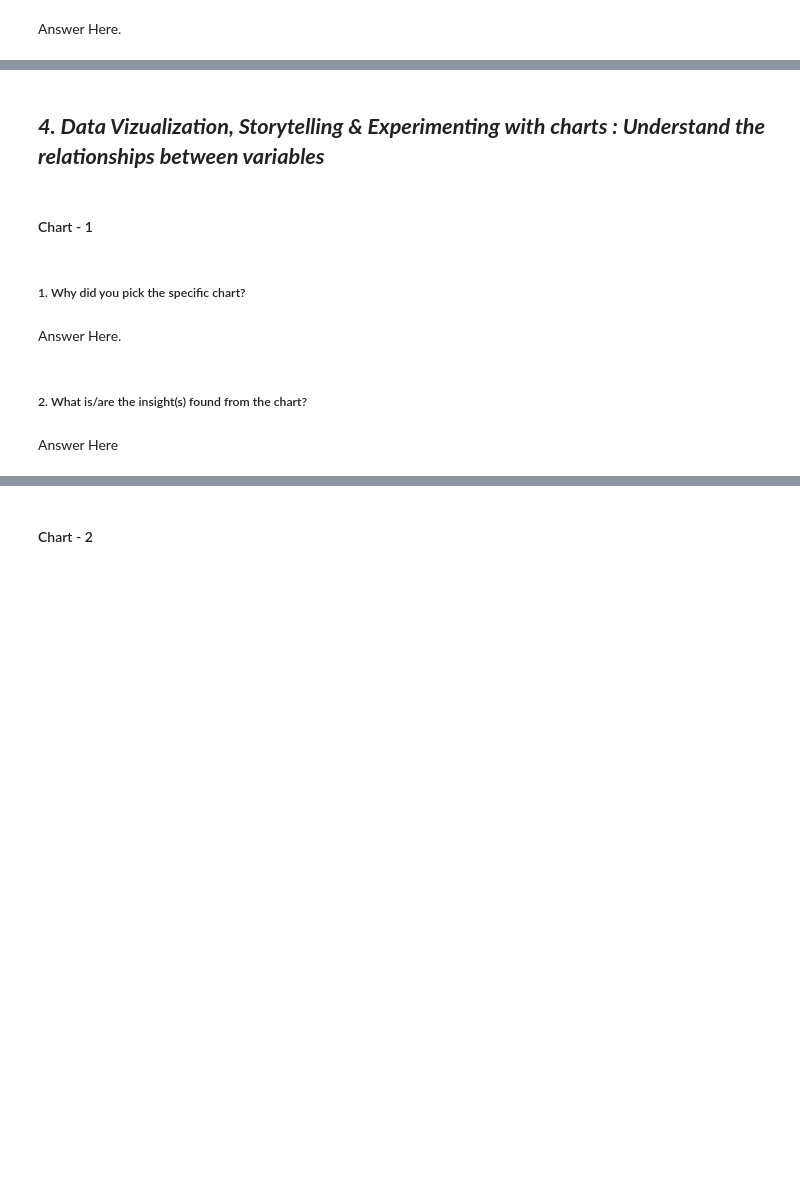
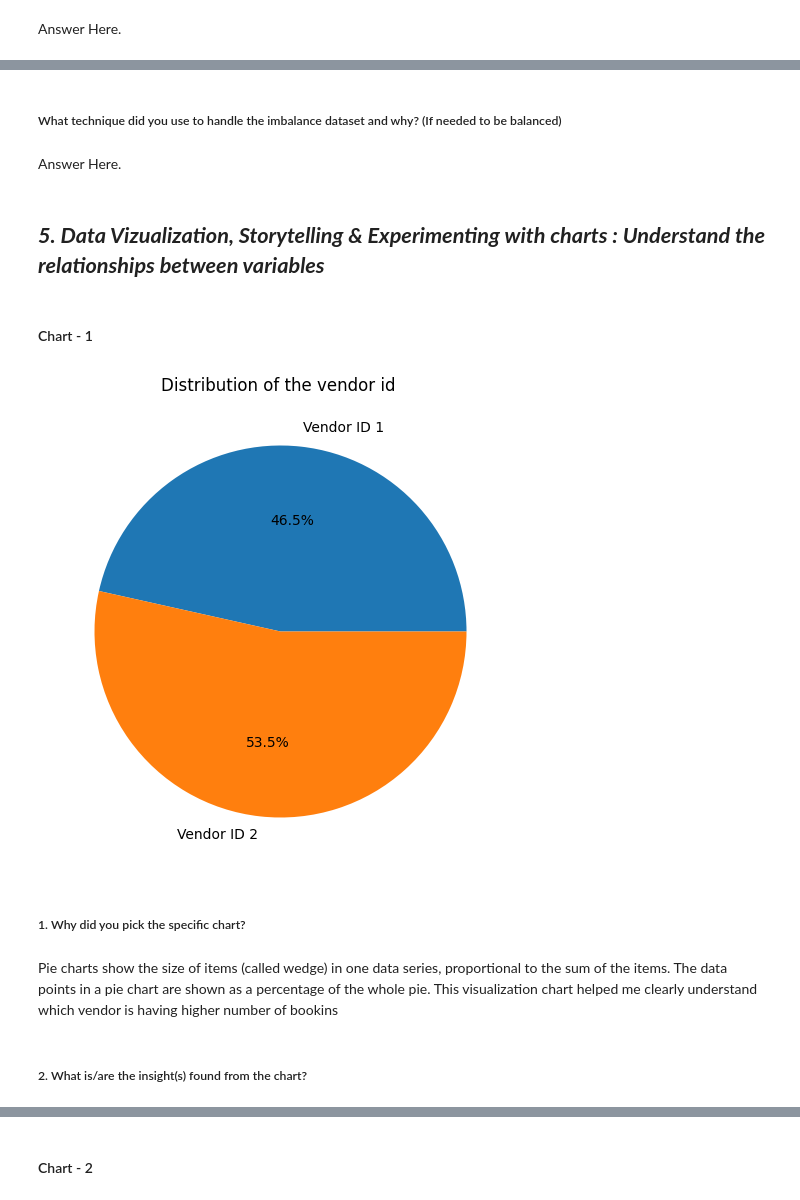
Before and after one commit to rimshaharmaen/NYC_Taxi_Time_Prediction, a Jupyter notebook: Rimsha_NYC_Taxi_Time_Prediction.ipynb, the cells around one changed output, grey strips where cells are left out. Saved outputs shown, nothing was run; the diff lists cells and outputs as text; code cells hidden in the pictures; blank space fills up the shorter version.

Commit message:
data wrangling, feature engineering, data visualization chart 1,2*,3

```diff
--- a/Rimsha_NYC_Taxi_Time_Prediction.ipynb
+++ b/Rimsha_NYC_Taxi_Time_Prediction.ipynb
@@ -324,0 +362,16 @@ array([  455,   663,  2124, ..., 11513, 72504,  6124])
+# %%
+#creating new columns
+#creating function to calculate distance
+from geopy.distance import geodesic
+def distance_cal(pickup_lat,pickup_long,dropoff_lat,dropoff_long):
+  start_coordinates=(pickup_lat,pickup_long)
+  stop_coordinates=(dropoff_lat,dropoff_long)
+  return geodesic(start_coordinates,stop_coordinates).km
+# %%
+# Applying the function to our dataset and creating the feature ‘distance’.
+taxi_df['distance'] = taxi_df.apply(lambda x: distance_cal(x['pickup_latitude'],x['pickup_longitude'],x['dropoff_latitude'],x['dropoff_longitude'] ), axis=1)
+# %%
+taxi_df['trip_duration_hour']=taxi_df['trip_duration']/3600
+# %%
+# Creating speed column (km/hr)
+taxi_df['Speed']= (taxi_df.distance/(taxi_df.trip_duration/3600))
@@ -327,4 +515,8 @@ Answer Here.
+# %% [markdown]
+##### What technique did you use to handle the imbalance dataset and why? (If needed to be balanced)
+# %% [markdown]
+Answer Here.
 # %% [markdown]
-## ***4. Data Vizualization, Storytelling & Experimenting with charts : Understand the relationships between variables***
+## ***5. Data Vizualization, Storytelling & Experimenting with charts : Understand the relationships between variables***
 # %% [markdown]
 #### Chart - 1
@@ -333,8 +523,19 @@ Answer Here.
+# %%
+# Chart - 1 visualization code
+(taxi_df['vendor_id'].value_counts() / taxi_df['vendor_id'].count()) * 100
+v1_pctg = abs(len(taxi_df[taxi_df['vendor_id'] == 1])/len(taxi_df)*100)
+v2_pctg = abs(len(taxi_df[taxi_df['vendor_id'] == 2])/len(taxi_df)*100)
+total_pctg = [v1_pctg, v2_pctg]
+plt.figure(figsize = (6,8))
+plt.pie(total_pctg, labels = ['Vendor ID 1','Vendor ID 2'], autopct = '%.1f%%')
+plt.title('Distribution of the vendor id ')
+plt.show()
+# %% [output]
+[figure, added]
 # %% [markdown]
 ##### 1. Why did you pick the specific chart?
-# %% [markdown]
-Answer Here.
+# %% [markdown]
+ Pie charts show the size of items (called wedge) in one data series, proportional to the sum of the items. The data points in a pie chart are shown as a percentage of the whole pie.
+ This visualization chart helped me clearly understand which vendor is having higher number of bookins
 # %% [markdown]
 ##### 2. What is/are the insight(s) found from the chart?
-# %% [markdown]
-Answer Here
```
Also changed, not shown: parts of 164 cells of this notebook.
